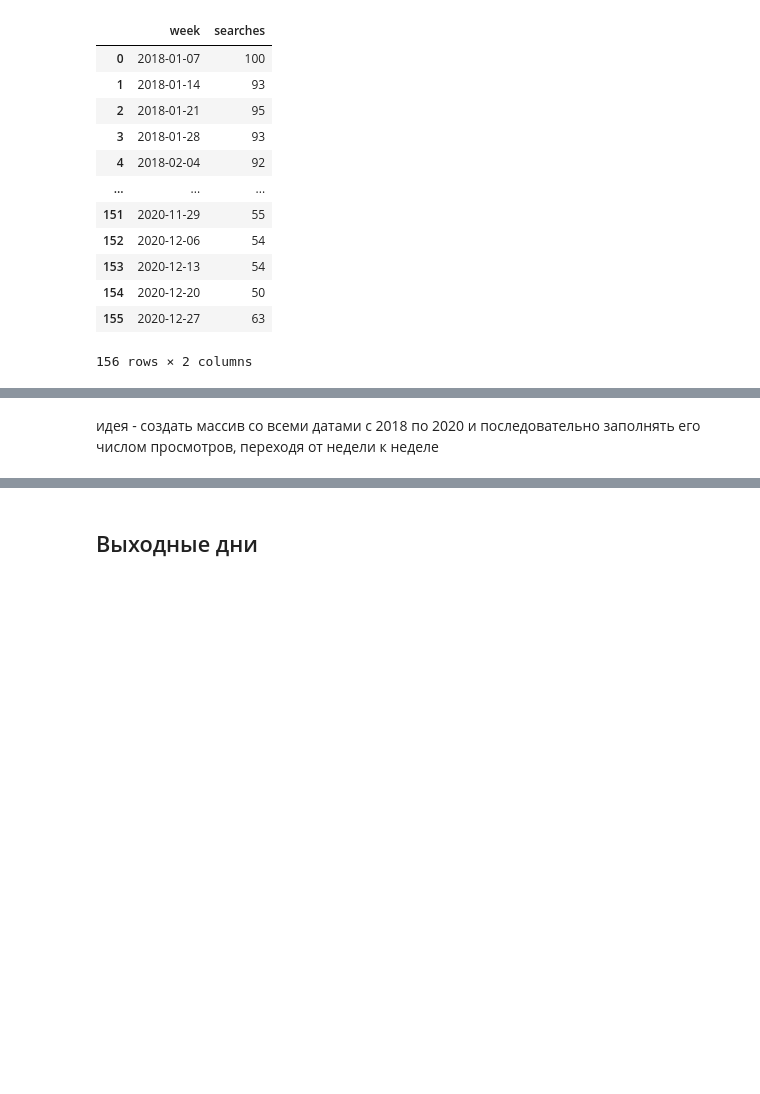
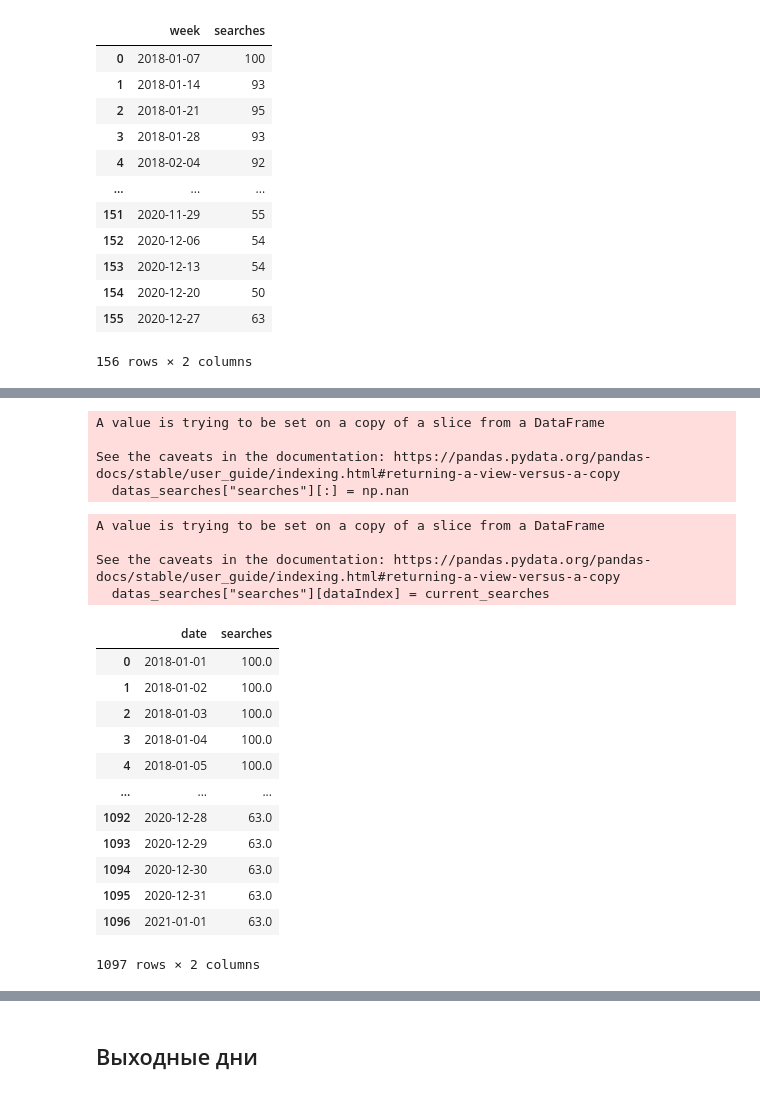
Before and after one commit to Egoluback/nti_ml_20-21, a Jupyter notebook: 2_stage/task2/nti_ml_2_2.ipynb, the cells around one changed output, grey strips where cells are left out. Saved outputs shown, nothing was run; the diff lists cells and outputs as text; code cells hidden in the pictures; blank space fills up the shorter version.

```diff
--- a/2_stage/task2/nti_ml_2_2.ipynb
+++ b/2_stage/task2/nti_ml_2_2.ipynb
@@ -626,2 +622,43 @@ df_wo
-# %% [markdown]
-идея - создать массив со всеми датами с 2018 по 2020 и последовательно заполнять его числом просмотров, переходя от недели к неделе
+# %%
+datas_searches = pd.DataFrame(pd.date_range(start = "2018-01-01", end = "2021-01-01"), columns = ["date"])
+
+datas_searches["searches"] = np.empty(len(datas_searches["date"]))
+datas_searches["searches"][:] = np.nan
+# %% [output]
+A value is trying to be set on a copy of a slice from a DataFrame
+
+See the caveats in the documentation: https://pandas.pydata.org/pandas-docs/stable/user_guide/indexing.html#returning-a-view-versus-a-copy
+  datas_searches["searches"][:] = np.nan
+# %%
+current_searches = df_wo["searches"][0]
+
+for dataIndex in range(len(list(datas_searches["date"]))):
+    date_str = datetime.datetime.strftime(datas_searches["date"].iloc[dataIndex], "%Y-%m-%d")
+
+    if (len(df_wo[df_wo["week"] == date_str]) > 0):
+        current_searches = df_wo[df_wo["week"] == date_str]["searches"]
+
+    datas_searches["searches"][dataIndex] = current_searches
+# %% [output]
+A value is trying to be set on a copy of a slice from a DataFrame
+
+See the caveats in the documentation: https://pandas.pydata.org/pandas-docs/stable/user_guide/indexing.html#returning-a-view-versus-a-copy
+  datas_searches["searches"][dataIndex] = current_searches
+# %%
+# datas_searches["date"] = datas_searches["date"].apply(lambda x: datetime.datetime.strptime(x, "%Y-%m-%d"))
+
+datas_searches
+# %% [output]
+|  | date | searches |
+| 0 | 2018-01-01 | 100.0 |
+| 1 | 2018-01-02 | 100.0 |
+| 2 | 2018-01-03 | 100.0 |
+| 3 | 2018-01-04 | 100.0 |
+| 4 | 2018-01-05 | 100.0 |
+| ... | ... | ... |
+| 1092 | 2020-12-28 | 63.0 |
+| 1093 | 2020-12-29 | 63.0 |
+| 1094 | 2020-12-30 | 63.0 |
+| 1095 | 2020-12-31 | 63.0 |
+| 1096 | 2021-01-01 | 63.0 |
+1097 rows × 2 columns
```
Also changed, not shown: parts of 13 cells of this notebook.
